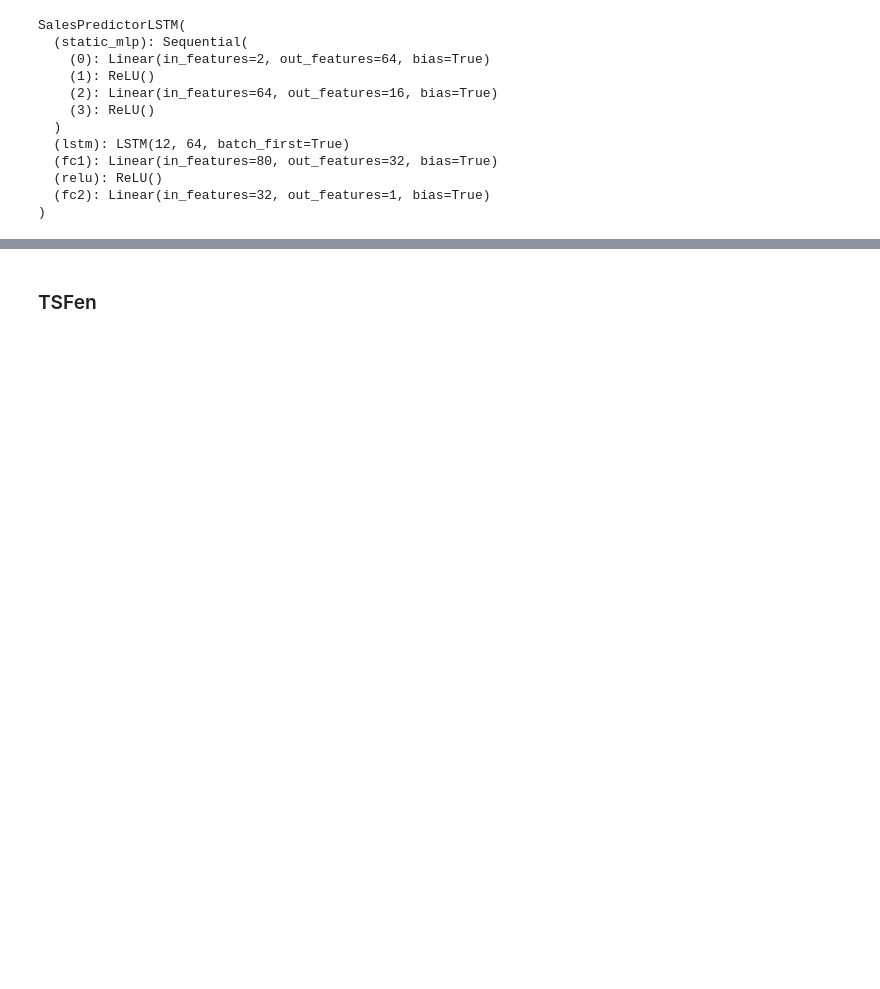
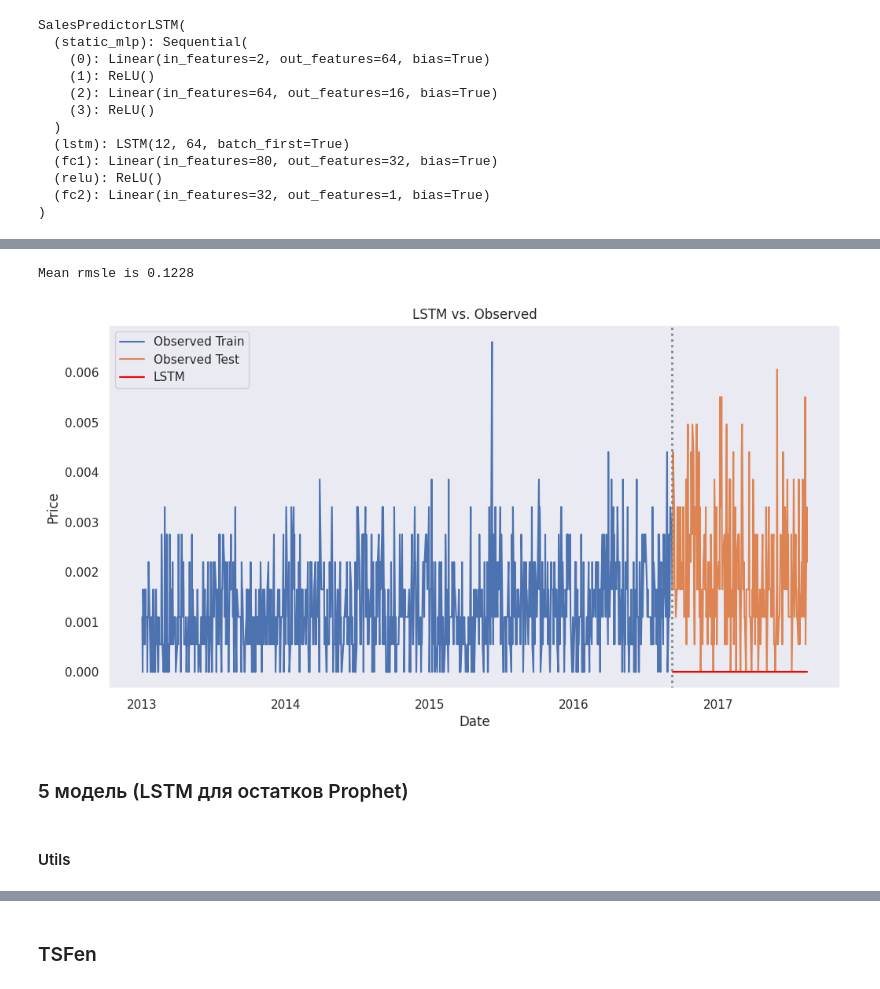
Before and after one commit to RetroMeras/ML_Timeseries, a Jupyter notebook: src/models.ipynb, the cells around one changed output, grey strips where cells are left out. Cells and saved outputs as stored; diff of their text form; code cells hidden in the pictures; blank space fills up the shorter version.

```diff
--- a/src/models.ipynb
+++ b/src/models.ipynb
@@ -582,7 +588,7 @@ def create_sequences(
 
             target_val = group_static_data_at_target[
                 i + seq_length, -1
-            ]  # Last col is target_col ('sales')
+            ]
             targets.append(target_val)
 
             static_vals = group_static_data_at_target[i + seq_length, :-1]
@@ -593,10 +599,3 @@ def create_sequences(
         np.array(static_features_for_target),
         np.array(targets).reshape(-1, 1),
     )
-
-
-X_dynamic, X_static, y = create_sequences(df, SEQUENCE_LENGTH)
-
-print(f"X_dynamic shape: {X_dynamic.shape}")
-print(f"X_static shape: {X_static.shape}")
-print(f"y shape: {y.shape}")
@@ -641,7 +648,7 @@ model = SalesPredictorLSTM(
     fc_hidden_size=HIDDEN_SIZE_FC,
     num_static_features=2,
 )
-model.load_state_dict(torch.load("./models/sales_predictor_lstm.pth"))
+# model.load_state_dict(torch.load("./models/lstm_sales.pth"))
 model.to(DEVICE)
 model.eval()
 # %% [output]
@@ -658,7 +665,7 @@ SalesPredictorLSTM(
   (fc2): Linear(in_features=32, out_features=1, bias=True)
 )
 # %%
-EPOCHS = 2
+EPOCHS = 10
 LEARNING_RATE = 5e-4
 
 criterion = nn.MSELoss()
@@ -708,23 +723 @@ Epoch 2/2, Train Loss: 0.007803, Val Loss: 0.007873
-# %%
-predictions = []
-actuals = []
-
-model.eval()
-with torch.no_grad():
-    for i in tqdm(range(len(val_dataset))):
-        sample_dynamic, sample_static, sample_target = val_dataset[i]
-        sample_dynamic = sample_dynamic.unsqueeze(0).to(DEVICE)
-        sample_static = sample_static.unsqueeze(0).to(DEVICE)
-
-        prediction_scaled = model(sample_dynamic, sample_static)
-
-        prediction_original_scale = scalers["sales"].inverse_transform(
-            prediction_scaled.cpu().numpy()
-        )
-        target_original_scale = scalers["sales"].inverse_transform(
-            sample_target.cpu().numpy().reshape(-1, 1)
-        )
-
-        predictions.append(prediction_original_scale[0][0])
-        actuals.append(target_original_scale[0][0])
 # %%
@@ -782,0 +771,10 @@ IndexError: single positional indexer is out-of-bounds
+# %%
+_ = test_forecast(forecast, categories[:N_families], store_nbrs[:N_stores])
+plot_forecast(forecast, label="LSTM", family_idx=2, store_idx=0)
+# %% [output]
+Mean rmsle is 0.1228
+[figure, added]
+# %% [markdown]
+### 5 модель (LSTM для остатков Prophet)
+# %% [markdown]
+#### Utils
```
Also changed, not shown: parts of 43 cells of this notebook, 2 other files.
